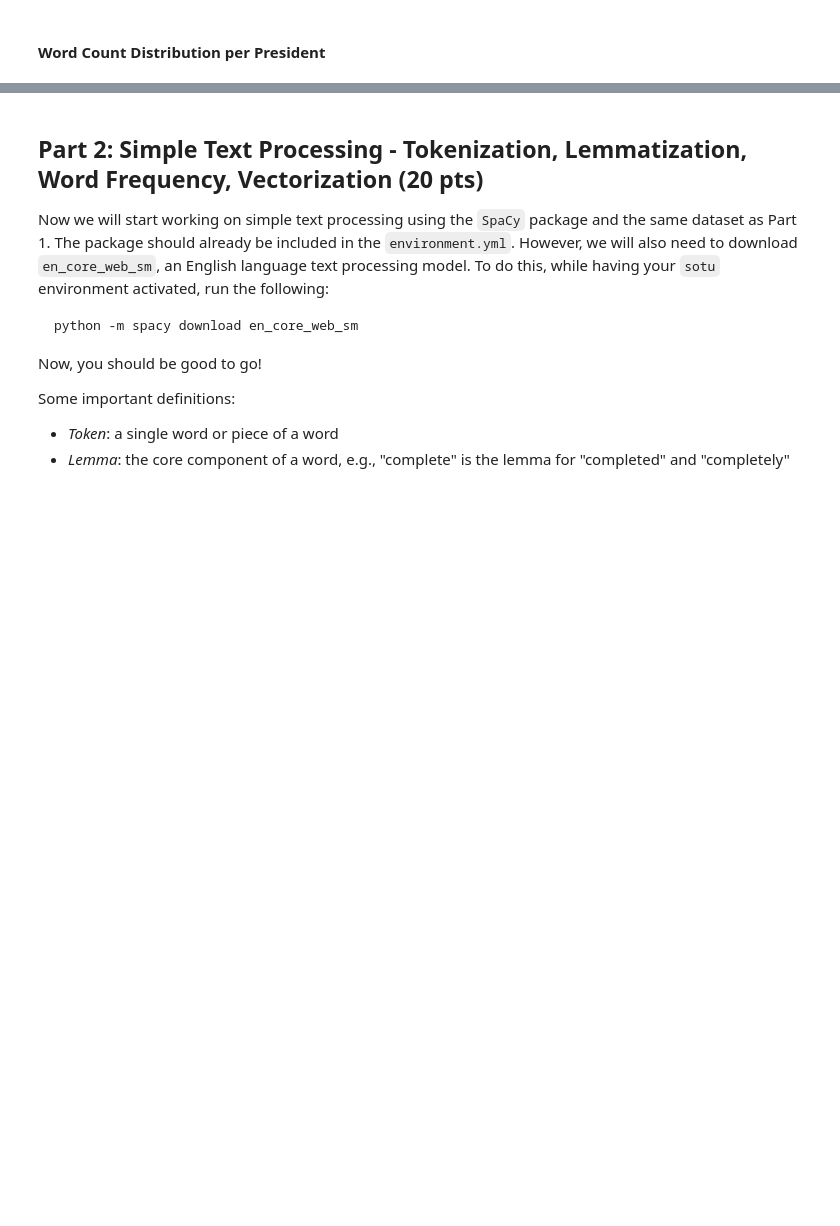
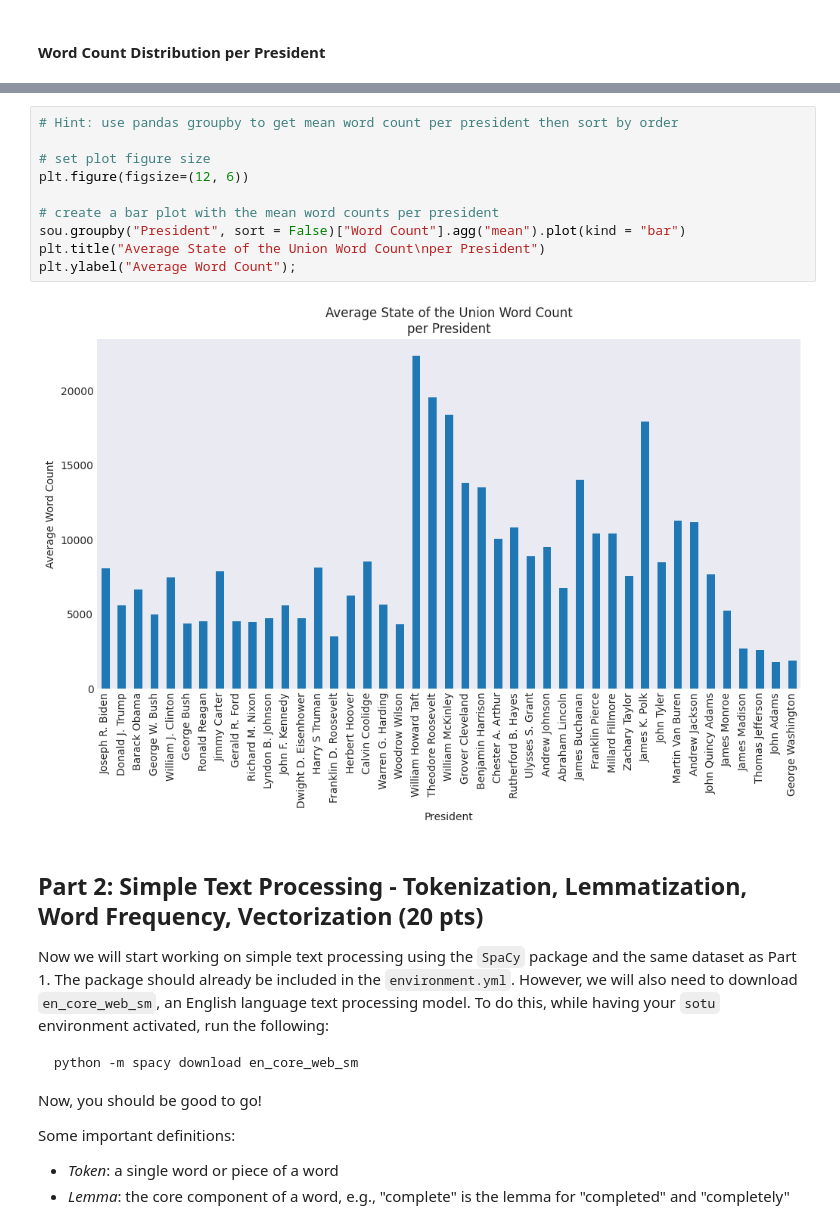
Before and after one commit to UCB-stat-159-f25/proj02-group03, a Jupyter notebook: nlp-P01.ipynb, the cells around one changed output, grey strips where cells are left out. Cells and saved outputs as stored; diff of their text form; blank space fills up the shorter version.

```diff
--- a/nlp-P01.ipynb
+++ b/nlp-P01.ipynb
@@ -111,3 +121,15 @@ plt.ylabel("Count");
+# %%
+# Hint: use pandas groupby to get mean word count per president then sort by order
+
+# set plot figure size
+plt.figure(figsize=(12, 6))
+
+# create a bar plot with the mean word counts per president
+sou.groupby("President", sort = False)["Word Count"].agg("mean").plot(kind = "bar")
+plt.title("Average State of the Union Word Count\nper President")
+plt.ylabel("Average Word Count");
+# %% [output]
+[figure, added]
 # %% [markdown]
 ## Part 2: Simple Text Processing - Tokenization, Lemmatization, Word Frequency, Vectorization (20 pts)
 
```
Also changed, not shown: parts of 4 cells of this notebook.
